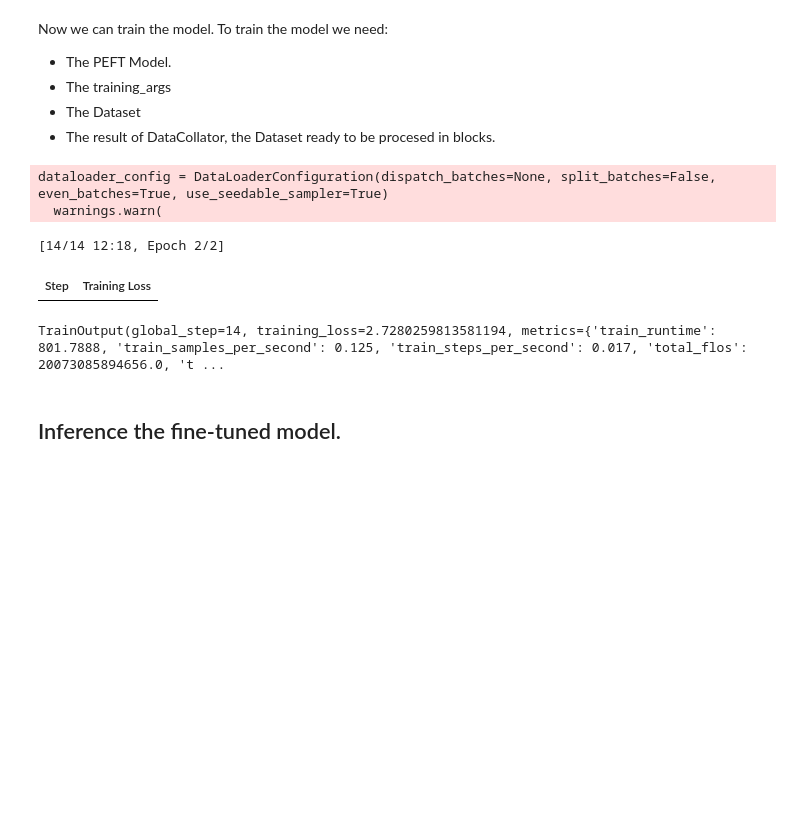
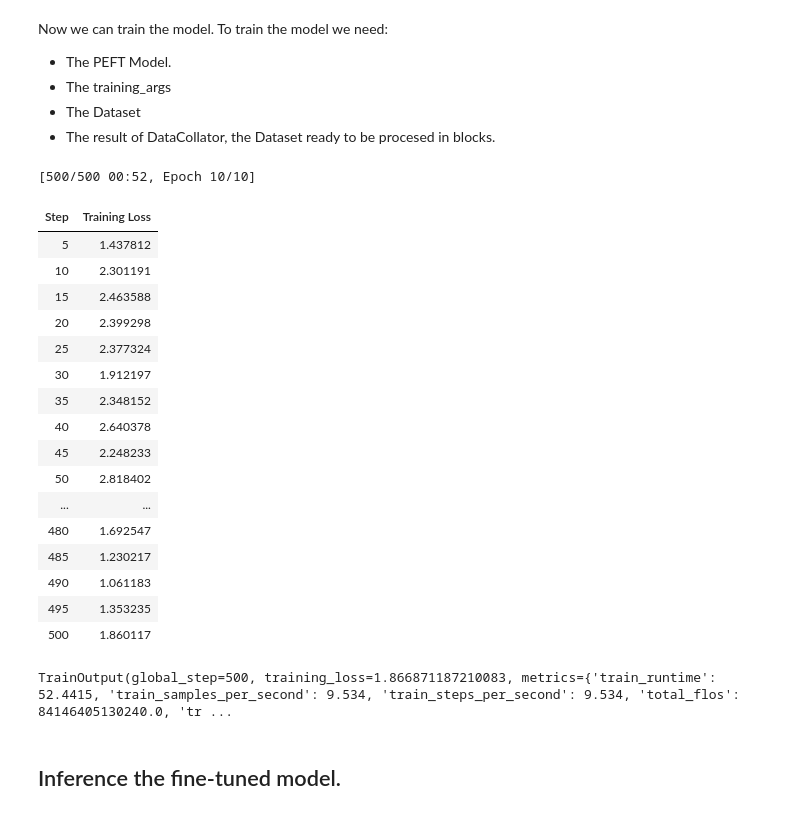
Before and after one commit to ironhack-labs/lab-lora-tuning-peft, a Jupyter notebook: lab-lora-tuning-peft.ipynb, the cells around one changed output. Cells and saved outputs as stored; diff of their text form; code cells hidden in the pictures; blank space fills up the shorter version.

```diff
--- a/lab-lora-tuning-peft.ipynb
+++ b/lab-lora-tuning-peft.ipynb
@@ -43,7 +43,7 @@ I'm using the smallest one just to spend less time trainig, and avoid memory pro
 # %%
 from transformers import AutoModelForCausalLM, AutoTokenizer
 
-model_name = "model name here"
+model_name = "bigscience/bloom-560m"
 
 tokenizer = AutoTokenizer.from_pretrained(model_name)
 foundation_model = AutoModelForCausalLM.from_pretrained(model_name)
@@ -81,7 +83,7 @@ The Dataset used is:
 https://huggingface.co/datasets/fka/awesome-chatgpt-prompts
 # %%
 from datasets import load_dataset
-dataset = "YOUR DATASET GOES HERE"
+dataset = "fka/awesome-chatgpt-prompts"
 
 #Create the Dataset to create prompts.
 data = load_dataset(dataset)
@@ -153,3 +151,16 @@ training_args = TrainingArguments(
+# %%
+from transformers import TrainingArguments
+
+training_args = TrainingArguments(
+    output_dir=output_directory,
+    per_device_train_batch_size=1,
+    gradient_accumulation_steps=1,
+    learning_rate=2e-4,
+    num_train_epochs=10,
+    logging_steps=5,
+    fp16=False,
+    bf16=True, #for GPUT4
+)
 # %% [markdown]
 Now we can train the model.
 To train the model we need:
@@ -159,21 +170,42 @@ To train the model we need:
 *   The training_args
 * The Dataset
 * The result of DataCollator, the Dataset ready to be procesed in blocks.
-# %%
-#This cell may take up to 15 minutes to execute.
-trainer = Trainer(
-    model=peft_model,
-    args=training_args,
-    train_dataset=train_sample,
-    data_collator=transformers.DataCollatorForLanguageModeling(tokenizer, mlm=False)
-)
-trainer.train()
-# %% [output]
-dataloader_config = DataLoaderConfiguration(dispatch_batches=None, split_batches=False, even_batches=True, use_seedable_sampler=True)
-  warnings.warn(
-[14/14 12:18, Epoch 2/2]
-| Step | Training Loss |
-TrainOutput(global_step=14, training_loss=2.7280259813581194, metrics={'train_runtime': 801.7888, 'train_samples_per_second': 0.125, 'train_steps_per_second': 0.017, 'total_flos': 20073085894656.0, 't ...
+# %%
+from transformers import Trainer, DataCollatorForLanguageModeling
+
+data_collator = DataCollatorForLanguageModeling(
+    tokenizer=tokenizer,
+    mlm=False
+)
+
+trainer = Trainer(
+    model=peft_model,
+    args=training_args,
+    train_dataset=train_sample,
+    data_collator=data_collator
+)
+
+trainer.train()
+# %% [output]
+[500/500 00:52, Epoch 10/10]
+| Step | Training Loss |
+| 5 | 1.437812 |
+| 10 | 2.301191 |
+| 15 | 2.463588 |
+| 20 | 2.399298 |
+| 25 | 2.377324 |
+| 30 | 1.912197 |
+| 35 | 2.348152 |
+| 40 | 2.640378 |
+| 45 | 2.248233 |
+| 50 | 2.818402 |
+| ... | ... |
+| 480 | 1.692547 |
+| 485 | 1.230217 |
+| 490 | 1.061183 |
+| 495 | 1.353235 |
+| 500 | 1.860117 |
+TrainOutput(global_step=500, training_loss=1.866871187210083, metrics={'train_runtime': 52.4415, 'train_samples_per_second': 9.534, 'train_steps_per_second': 9.534, 'total_flos': 84146405130240.0, 'tr ...
 # %%
 #Save the model.
 peft_model_path = os.path.join(output_directory, f"lora_model")
```
Also changed, not shown: parts of 11 cells of this notebook.
